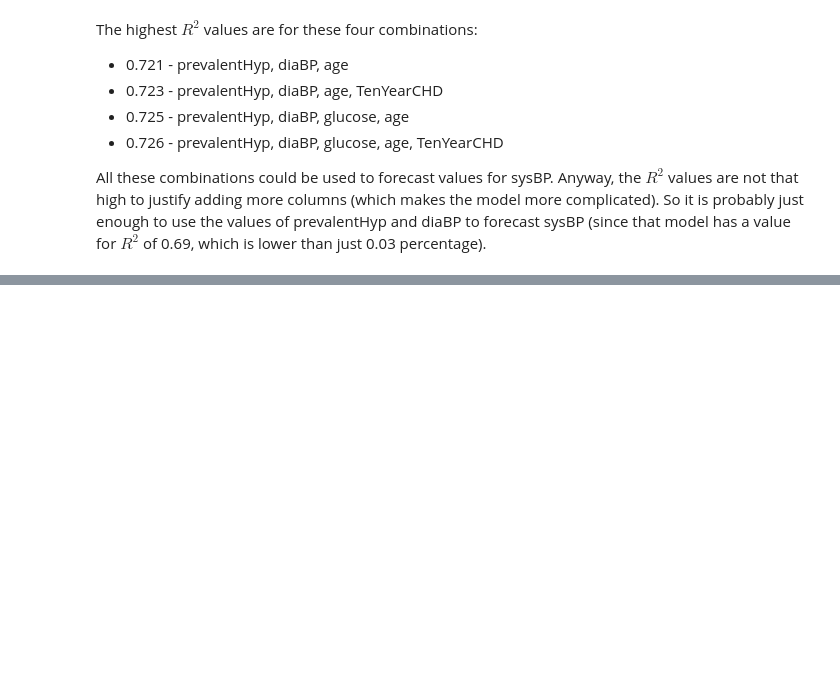
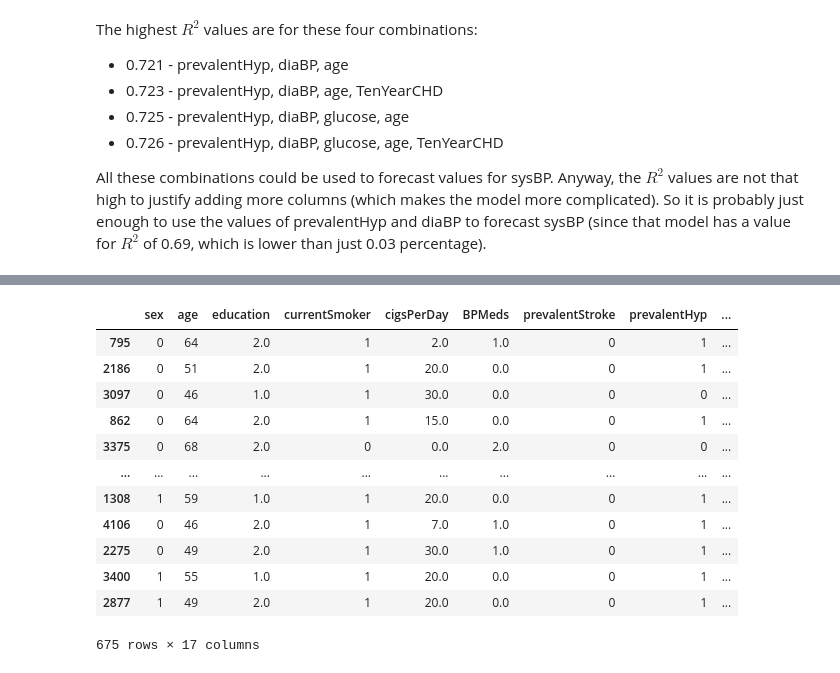
Before and after one commit to Mirkesx/cardiovascularity_study_dataset, a Jupyter notebook: project_notebook_marco_cavalli_1000024189.ipynb, the cells around one changed output, grey strips where cells are left out. Saved outputs shown, nothing was run; the diff lists cells and outputs as text; code cells hidden in the pictures; blank space fills up the shorter version.

```diff
--- a/project_notebook_marco_cavalli_1000024189.ipynb
+++ b/project_notebook_marco_cavalli_1000024189.ipynb
@@ -858,0 +1209,18 @@ Notes:
+# %%
+framingham['FRS'] = [compute_frs(row) for index, row in framingham.iterrows()]
+# %%
+framingham[(framingham['TenYearCHD'] == 0) & (framingham['FRS'] > 10)].sort_values('FRS')
+# %% [output]
+|  | sex | age | education | currentSmoker | cigsPerDay | BPMeds | prevalentStroke | prevalentHyp | ... |
+| 795 | 0 | 64 | 2.0 | 1 | 2.0 | 1.0 | 0 | 1 | ... |
+| 2186 | 0 | 51 | 2.0 | 1 | 20.0 | 0.0 | 0 | 1 | ... |
+| 3097 | 0 | 46 | 1.0 | 1 | 30.0 | 0.0 | 0 | 0 | ... |
+| 862 | 0 | 64 | 2.0 | 1 | 15.0 | 0.0 | 0 | 1 | ... |
+| 3375 | 0 | 68 | 2.0 | 0 | 0.0 | 2.0 | 0 | 0 | ... |
+| ... | ... | ... | ... | ... | ... | ... | ... | ... | ... |
+| 1308 | 1 | 59 | 1.0 | 1 | 20.0 | 0.0 | 0 | 1 | ... |
+| 4106 | 0 | 46 | 2.0 | 1 | 7.0 | 1.0 | 0 | 1 | ... |
+| 2275 | 0 | 49 | 2.0 | 1 | 30.0 | 1.0 | 0 | 1 | ... |
+| 3400 | 1 | 55 | 1.0 | 1 | 20.0 | 0.0 | 0 | 1 | ... |
+| 2877 | 1 | 49 | 2.0 | 1 | 20.0 | 0.0 | 0 | 1 | ... |
+675 rows × 17 columns
```
Also changed, not shown: parts of 15 cells of this notebook.
